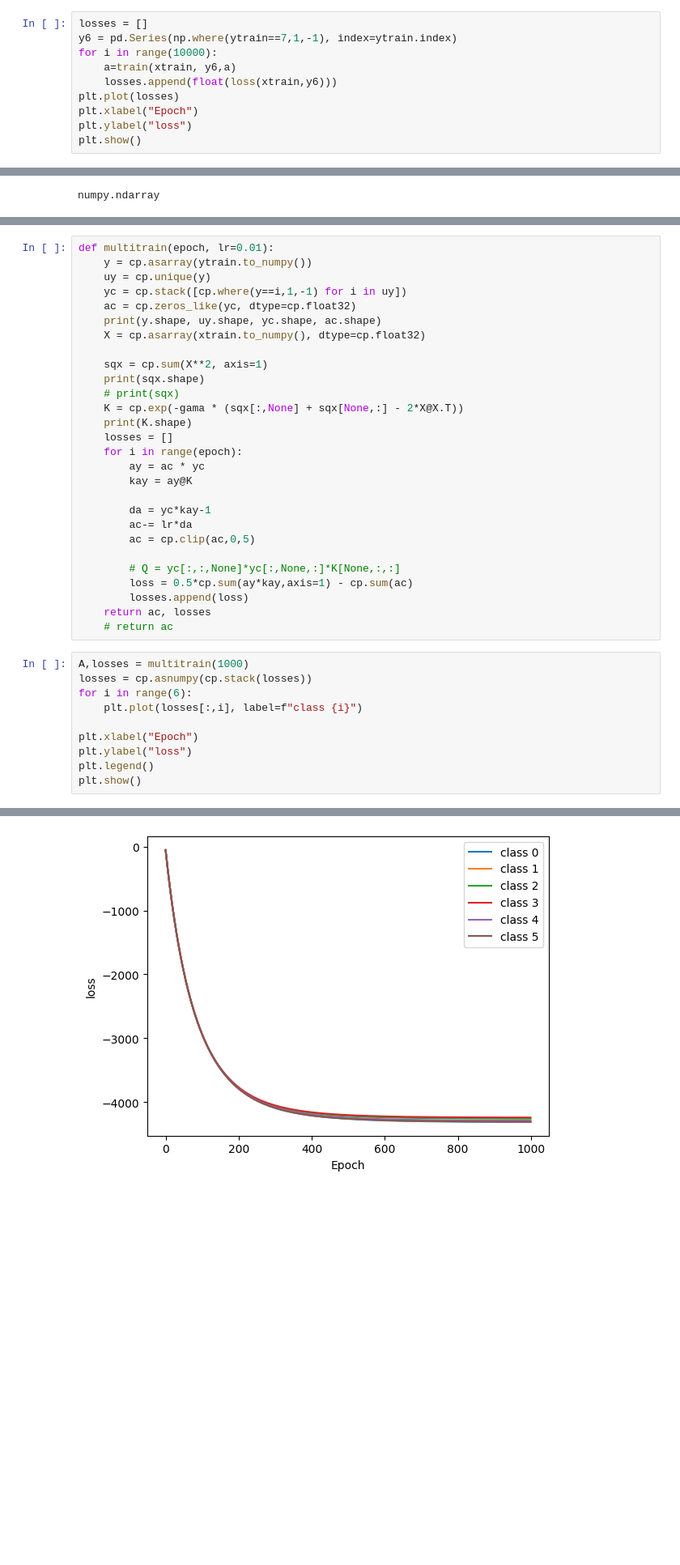
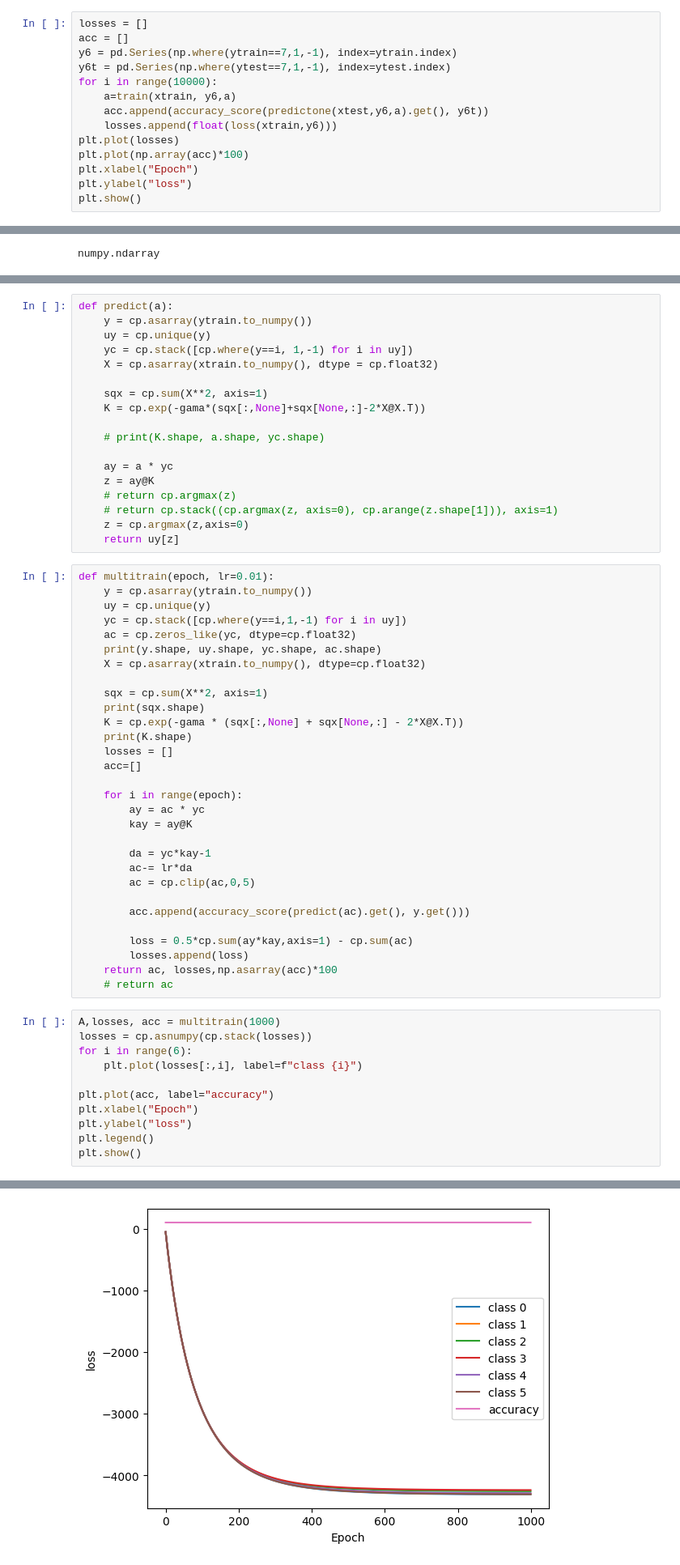
Before and after one commit to gitbhusalhubpramish/wine-quality-svm-kernel, a Jupyter notebook: notebookdbac78a3d6.ipynb, the cells around one changed output, grey strips where cells are left out. Shown at 81% size. Saved outputs shown, nothing was run; the diff lists cells and outputs as text; blank space fills up the shorter version.

```diff
--- a/notebookdbac78a3d6.ipynb
+++ b/notebookdbac78a3d6.ipynb
@@ -165,10 +148,14 @@ def train(x,y,a,lr=0.01):
 # %%
 losses = []
+acc = []
 y6 = pd.Series(np.where(ytrain==7,1,-1), index=ytrain.index)
+y6t = pd.Series(np.where(ytest==7,1,-1), index=ytest.index)
 for i in range(10000):
     a=train(xtrain, y6,a)
+    acc.append(accuracy_score(predictone(xtest,y6,a).get(), y6t))
     losses.append(float(loss(xtrain,y6)))
 plt.plot(losses)
+plt.plot(np.array(acc)*100)
 plt.xlabel("Epoch")
 plt.ylabel("loss")
 plt.show()
@@ -199,3 +185,21 @@ accuracy_score(predictone(xtrain,y6,a).get(), y6)
+# %%
+def predict(a):
+    y = cp.asarray(ytrain.to_numpy())
+    uy = cp.unique(y)
+    yc = cp.stack([cp.where(y==i, 1,-1) for i in uy])
+    X = cp.asarray(xtrain.to_numpy(), dtype = cp.float32)
+
+    sqx = cp.sum(X**2, axis=1)
+    K = cp.exp(-gama*(sqx[:,None]+sqx[None,:]-2*X@X.T))
+
+    # print(K.shape, a.shape, yc.shape)
+
+    ay = a * yc
+    z = ay@K
+    # return cp.argmax(z)
+    # return cp.stack((cp.argmax(z, axis=0), cp.arange(z.shape[1])), axis=1)
+    z = cp.argmax(z,axis=0)
+    return uy[z]
 # %%
 def multitrain(epoch, lr=0.01):
     y = cp.asarray(ytrain.to_numpy())
@@ -207,10 +211,11 @@ def multitrain(epoch, lr=0.01):
 
     sqx = cp.sum(X**2, axis=1)
     print(sqx.shape)
-    # print(sqx)
     K = cp.exp(-gama * (sqx[:,None] + sqx[None,:] - 2*X@X.T))
     print(K.shape)
     losses = []
+    acc=[]
+
     for i in range(epoch):
         ay = ac * yc
         kay = ay@K
@@ -219,23 +224,25 @@ def multitrain(epoch, lr=0.01):
         ac-= lr*da
         ac = cp.clip(ac,0,5)
 
-        # Q = yc[:,:,None]*yc[:,None,:]*K[None,:,:]
+        acc.append(accuracy_score(predict(ac).get(), y.get()))
+
         loss = 0.5*cp.sum(ay*kay,axis=1) - cp.sum(ac)
         losses.append(loss)
-    return ac, losses
+    return ac, losses,np.asarray(acc)*100
     # return ac
 # %%
-A,losses = multitrain(1000)
+A,losses, acc = multitrain(1000)
 losses = cp.asnumpy(cp.stack(losses))
 for i in range(6):
     plt.plot(losses[:,i], label=f"class {i}")
 
+plt.plot(acc, label="accuracy")
 plt.xlabel("Epoch")
 plt.ylabel("loss")
 plt.legend()
 plt.show()
 # %% [output]
 (914,) (6,) (6, 914) (6, 914)
 (914,)
 (914, 914)
-[figure, old version]
+[figure, new version]
```
Also changed, not shown: parts of 9 cells of this notebook.
